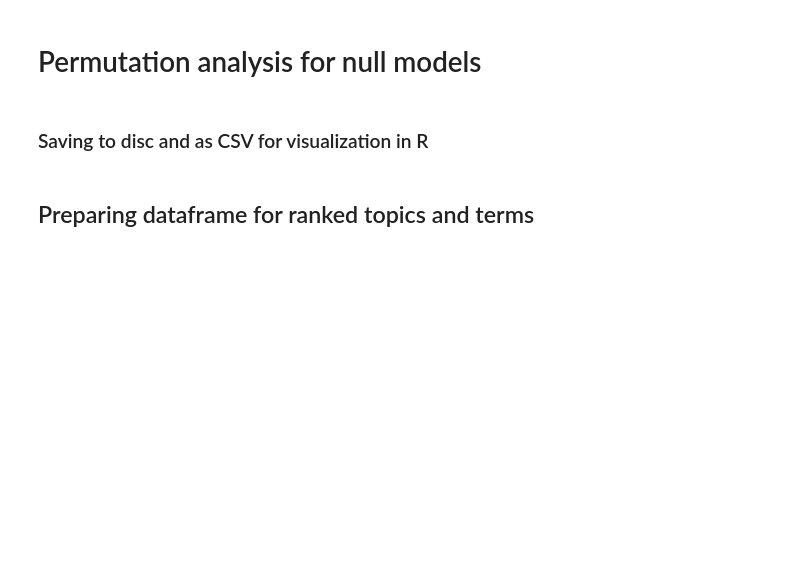
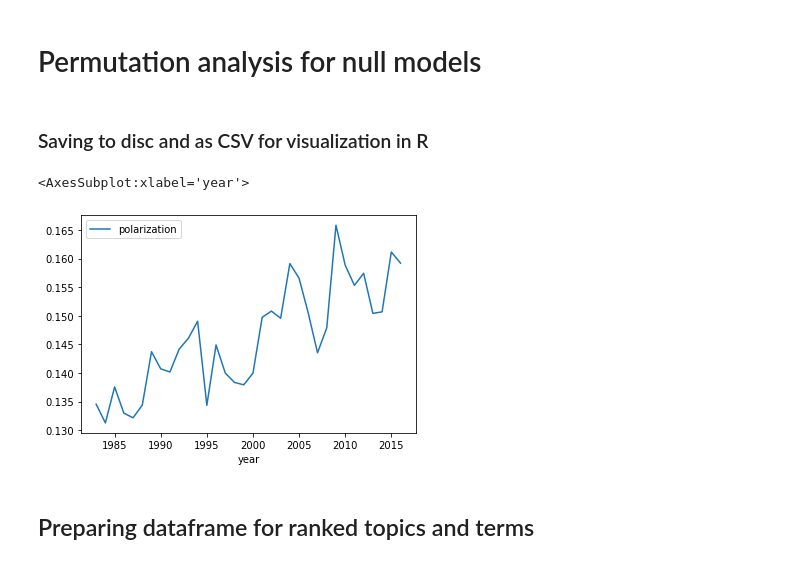
Before and after one commit to JM-Pearl/Dissertation, a Jupyter notebook: Frame_Analysis.ipynb, the cells around one changed output. Cells and saved outputs as stored; diff of their text form; code cells hidden in the pictures; blank space fills up the shorter version.

```diff
--- a/Frame_Analysis.ipynb
+++ b/Frame_Analysis.ipynb
@@ -141,6 +141,11 @@ for r in Results:
     d['topic'] = r['topic']
     Result_DF.append(d)
 Result_DF = pd.DataFrame(Result_DF)
+# %%
+Result_DF.groupby('year',as_index=False).polarization.mean().plot(x='year',y='polarization')
+# %% [output]
+<AxesSubplot:xlabel='year'>
+[figure, added]
 # %%
 # Normalize values
 Null_DF['polarization_st'] = Null_DF.groupby('iter').polarization.transform(lambda x: (x-x.mean())/x.std())
```
Also changed, not shown: parts of 5 cells of this notebook, 5 other files.
